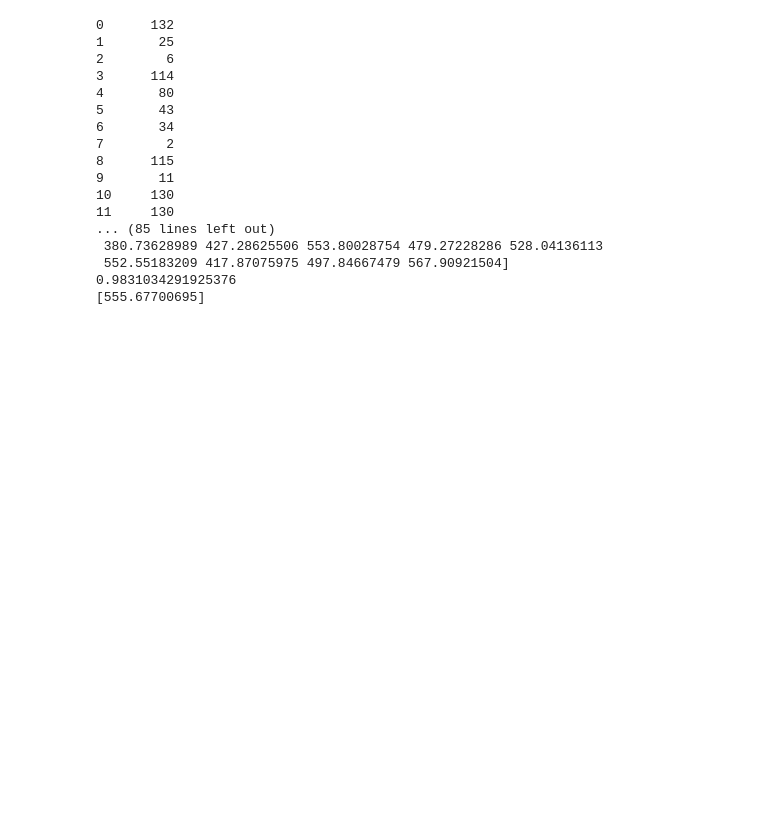
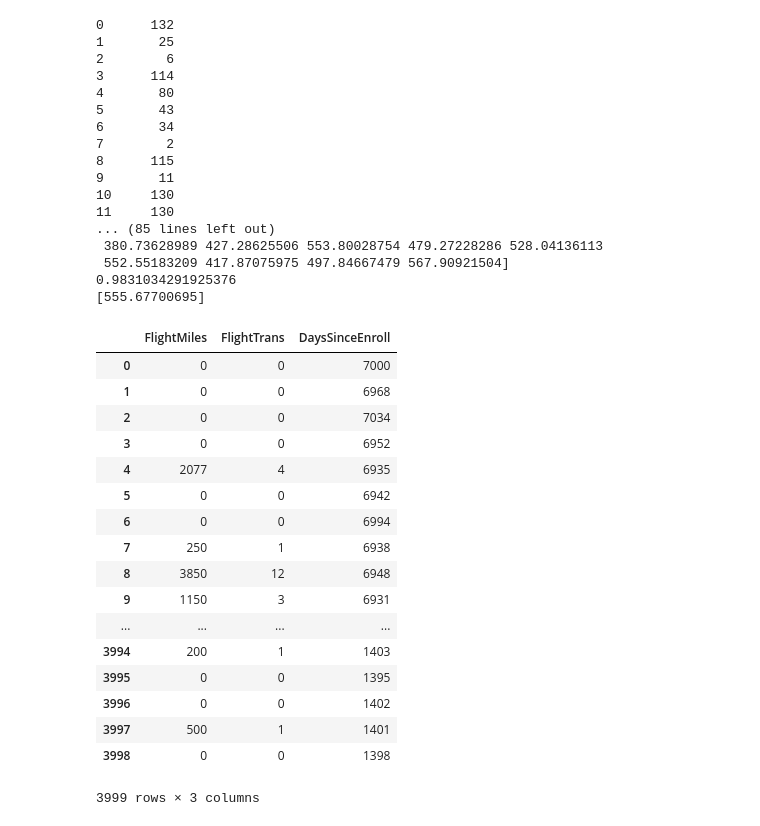
Before and after one commit to modcomlearning/bigdata, a Jupyter notebook: MyGood Notebook.ipynb, the cells around one changed output. Drawn from its saved outputs; the diff is of its cells as text; code cells hidden in the pictures; blank space fills up the shorter version.

```diff
--- a/MyGood Notebook.ipynb
+++ b/MyGood Notebook.ipynb
@@ -339,7 +339,34 @@ print(model.predict([[106,36.5,10.5,55.5,3.8]]))
 # %%
 # Unsupervised Learning - No target, No Y, only X is available
 # Clustering   - Putting into similar groups.
 # A bank :
 # Airline datasets.
 import pandas
-airlines =
+airlines = pandas.read_csv("http://modcom.co.ke/bigdatasept/datasets/AirlinesCluster.csv")
+airlines
+
+# we cluster using only the 3 columns
+airlines_subset = airlines[['FlightMiles','FlightTrans','DaysSinceEnroll']]
+airlines_subset
+
+
+array = airlines_subset.
+# %% [output]
+|  | FlightMiles | FlightTrans | DaysSinceEnroll |
+| 0 | 0 | 0 | 7000 |
+| 1 | 0 | 0 | 6968 |
+| 2 | 0 | 0 | 7034 |
+| 3 | 0 | 0 | 6952 |
+| 4 | 2077 | 4 | 6935 |
+| 5 | 0 | 0 | 6942 |
+| 6 | 0 | 0 | 6994 |
+| 7 | 250 | 1 | 6938 |
+| 8 | 3850 | 12 | 6948 |
+| 9 | 1150 | 3 | 6931 |
+| ... | ... | ... | ... |
+| 3994 | 200 | 1 | 1403 |
+| 3995 | 0 | 0 | 1395 |
+| 3996 | 0 | 0 | 1402 |
+| 3997 | 500 | 1 | 1401 |
+| 3998 | 0 | 0 | 1398 |
+3999 rows × 3 columns
```
